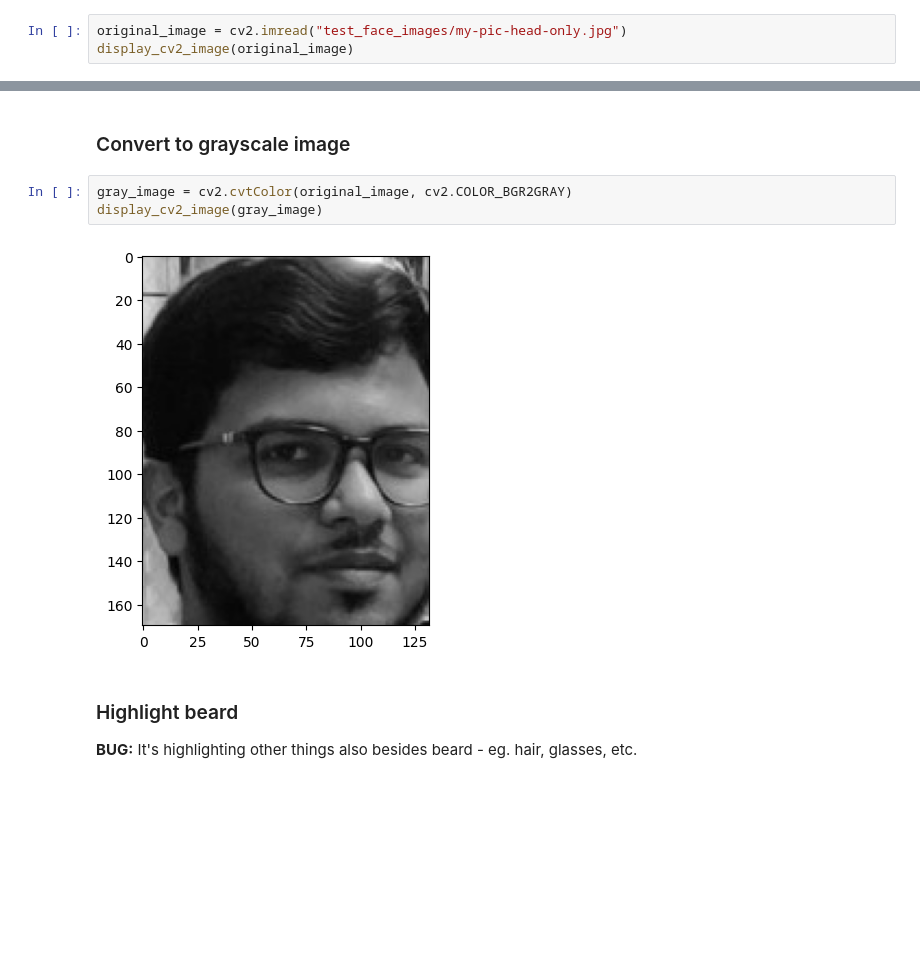
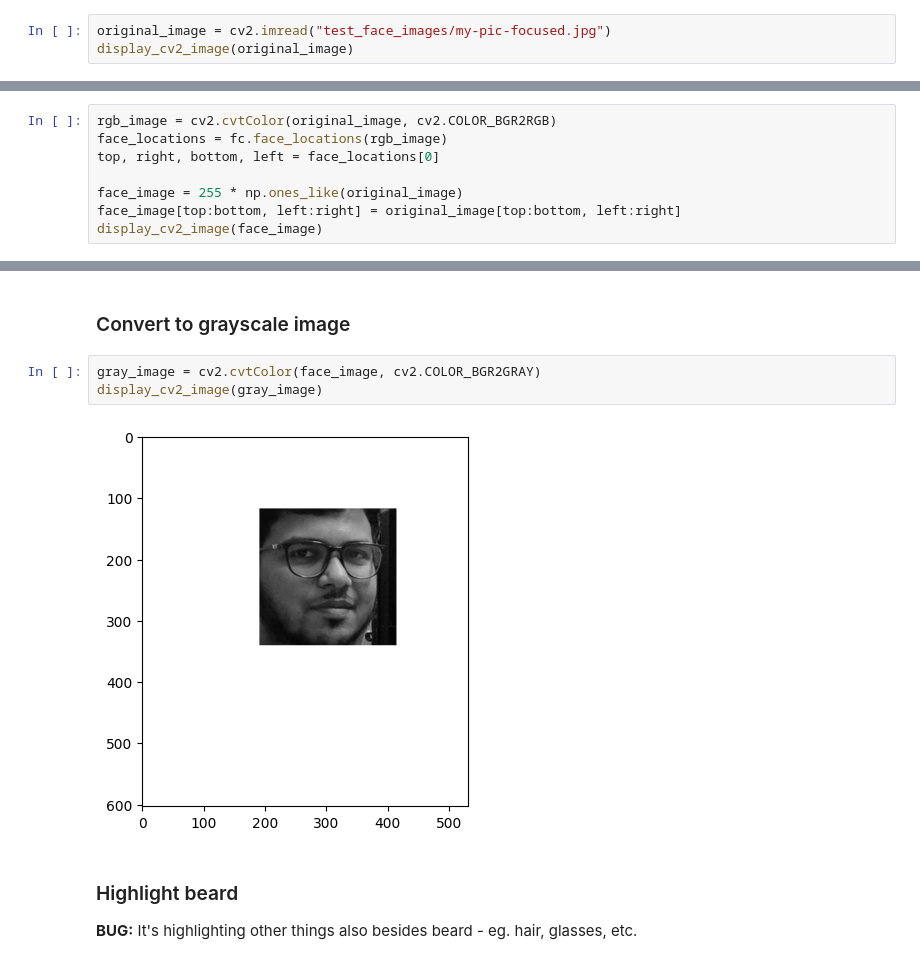
Before and after one commit to sohang3112/face_beard_highlight, a Jupyter notebook: prototype.ipynb, the cells around one changed output, grey strips where cells are left out. Drawn from its saved outputs; the diff is of its cells as text; blank space fills up the shorter version.

```diff
--- a/prototype.ipynb
+++ b/prototype.ipynb
@@ -12,6 +14,6 @@ def display_cv2_image(image):
 # %% [markdown]
 ### Load face image
 # %%
-original_image = cv2.imread("test_face_images/my-pic-head-only.jpg")
+original_image = cv2.imread("test_face_images/my-pic-focused.jpg")
 display_cv2_image(original_image)
 # %% [output]
@@ -18,0 +21,8 @@ display_cv2_image(original_image)
+# %%
+rgb_image = cv2.cvtColor(original_image, cv2.COLOR_BGR2RGB)
+face_locations = fc.face_locations(rgb_image)
+top, right, bottom, left = face_locations[0]
+
+face_image = 255 * np.ones_like(original_image)
+face_image[top:bottom, left:right] = original_image[top:bottom, left:right]
+display_cv2_image(face_image)
@@ -19,10 +31,10 @@ display_cv2_image(original_image)
 # %% [markdown]
 ### Convert to grayscale image
 # %%
-gray_image = cv2.cvtColor(original_image, cv2.COLOR_BGR2GRAY)
+gray_image = cv2.cvtColor(face_image, cv2.COLOR_BGR2GRAY)
 display_cv2_image(gray_image)
 # %% [output]
-[figure, old version]
+[figure, new version]
 # %% [markdown]
 ### Highlight beard
 **BUG:** It's highlighting other things also besides beard - eg. hair, glasses, etc.
```
Also changed, not shown: parts of 6 cells of this notebook, 4 other files.
